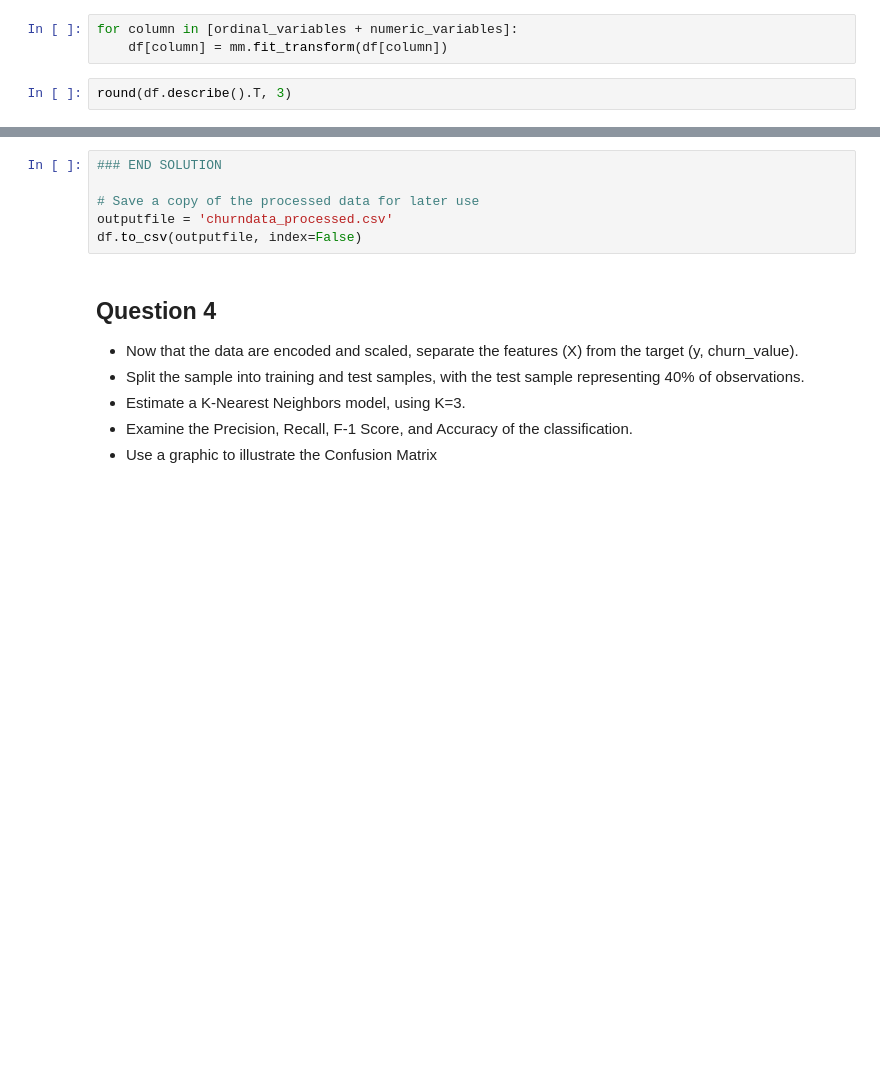
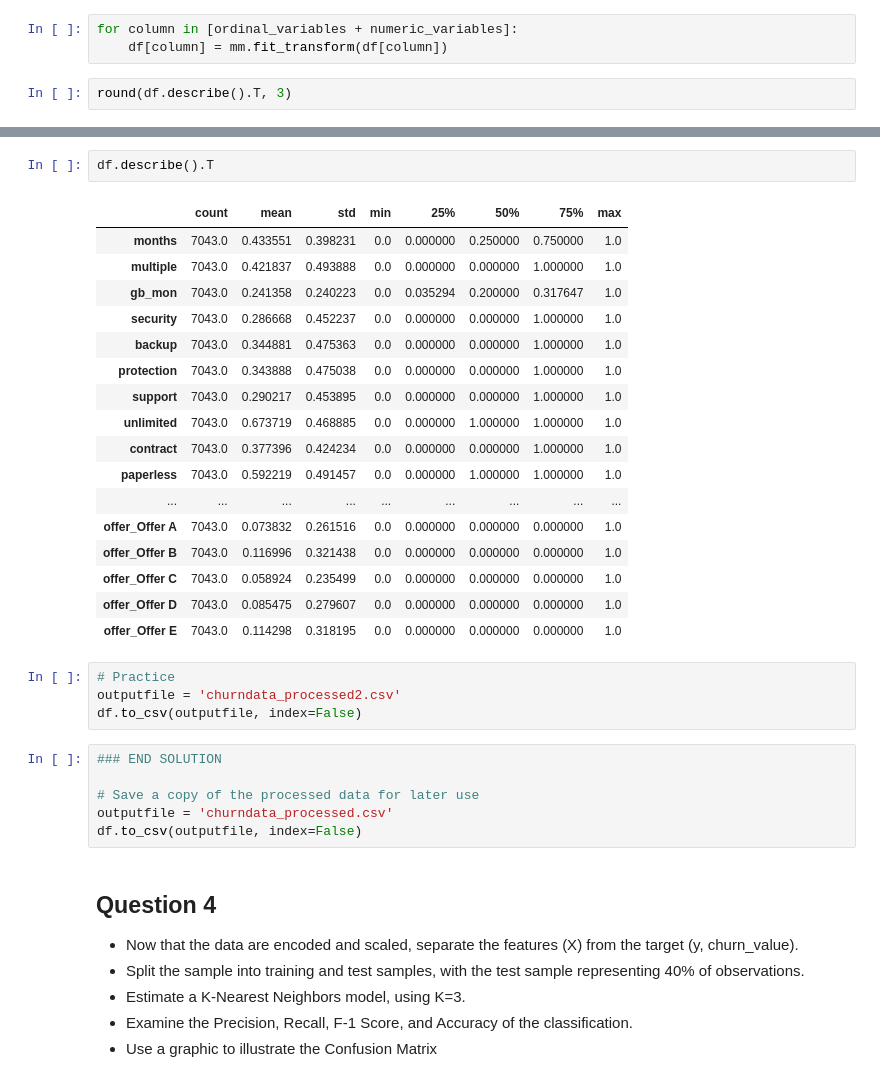
Before and after one commit to HyosikMoon/Coursera, a Jupyter notebook: Machine_Learning/Course3_Supervised_Machine_Learning_Classification/K-Nearest_Neighbor/03b_LAB_KNN.ipynb, the cells around one changed output, grey strips where cells are left out. Drawn from its saved outputs; the diff is of its cells as text; blank space fills up the shorter version.

```diff
--- a/Machine_Learning/Course3_Supervised_Machine_Learning_Classification/K-Nearest_Neighbor/03b_LAB_KNN.ipynb
+++ b/Machine_Learning/Course3_Supervised_Machine_Learning_Classification/K-Nearest_Neighbor/03b_LAB_KNN.ipynb
@@ -131,3 +292,27 @@ round(df.describe().T, 3)
+# %%
+df.describe().T
+# %% [output]
+|  | count | mean | std | min | 25% | 50% | 75% | max |
+| months | 7043.0 | 0.433551 | 0.398231 | 0.0 | 0.000000 | 0.250000 | 0.750000 | 1.0 |
+| multiple | 7043.0 | 0.421837 | 0.493888 | 0.0 | 0.000000 | 0.000000 | 1.000000 | 1.0 |
+| gb_mon | 7043.0 | 0.241358 | 0.240223 | 0.0 | 0.035294 | 0.200000 | 0.317647 | 1.0 |
+| security | 7043.0 | 0.286668 | 0.452237 | 0.0 | 0.000000 | 0.000000 | 1.000000 | 1.0 |
+| backup | 7043.0 | 0.344881 | 0.475363 | 0.0 | 0.000000 | 0.000000 | 1.000000 | 1.0 |
+| protection | 7043.0 | 0.343888 | 0.475038 | 0.0 | 0.000000 | 0.000000 | 1.000000 | 1.0 |
+| support | 7043.0 | 0.290217 | 0.453895 | 0.0 | 0.000000 | 0.000000 | 1.000000 | 1.0 |
+| unlimited | 7043.0 | 0.673719 | 0.468885 | 0.0 | 0.000000 | 1.000000 | 1.000000 | 1.0 |
+| contract | 7043.0 | 0.377396 | 0.424234 | 0.0 | 0.000000 | 0.000000 | 1.000000 | 1.0 |
+| paperless | 7043.0 | 0.592219 | 0.491457 | 0.0 | 0.000000 | 1.000000 | 1.000000 | 1.0 |
+| ... | ... | ... | ... | ... | ... | ... | ... | ... |
+| offer_Offer A | 7043.0 | 0.073832 | 0.261516 | 0.0 | 0.000000 | 0.000000 | 0.000000 | 1.0 |
+| offer_Offer B | 7043.0 | 0.116996 | 0.321438 | 0.0 | 0.000000 | 0.000000 | 0.000000 | 1.0 |
+| offer_Offer C | 7043.0 | 0.058924 | 0.235499 | 0.0 | 0.000000 | 0.000000 | 0.000000 | 1.0 |
+| offer_Offer D | 7043.0 | 0.085475 | 0.279607 | 0.0 | 0.000000 | 0.000000 | 0.000000 | 1.0 |
+| offer_Offer E | 7043.0 | 0.114298 | 0.318195 | 0.0 | 0.000000 | 0.000000 | 0.000000 | 1.0 |
+# %%
+# Practice
+outputfile = 'churndata_processed2.csv'
+df.to_csv(outputfile, index=False)
 # %%
 ### END SOLUTION
 
```
Also changed, not shown: parts of 27 cells of this notebook, 4 other files.
